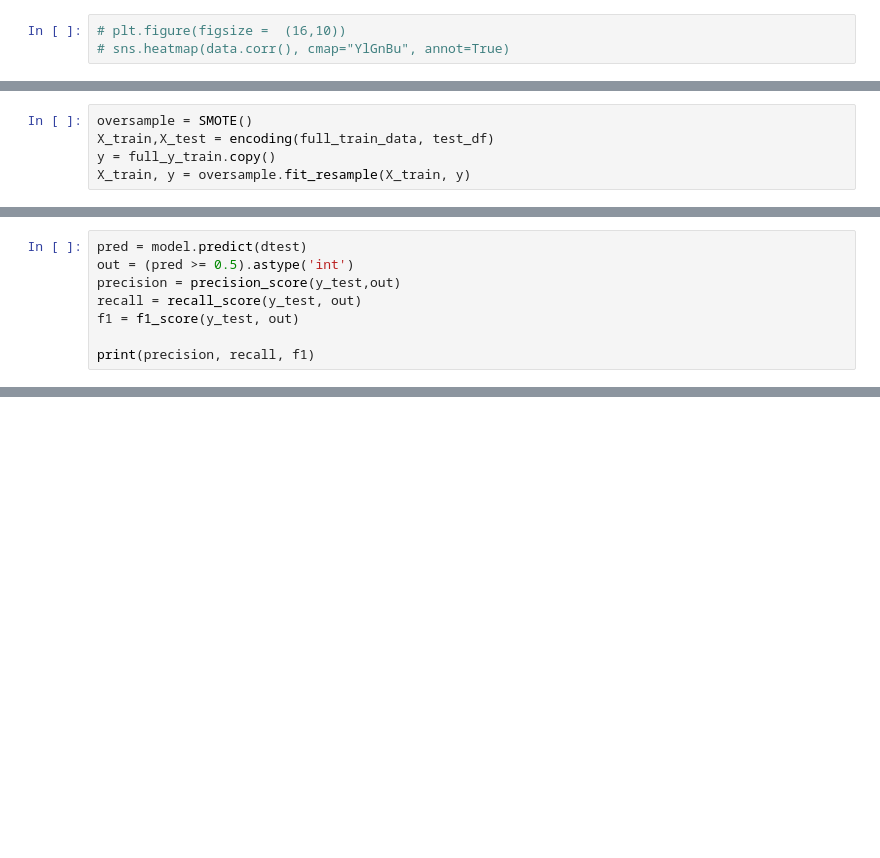
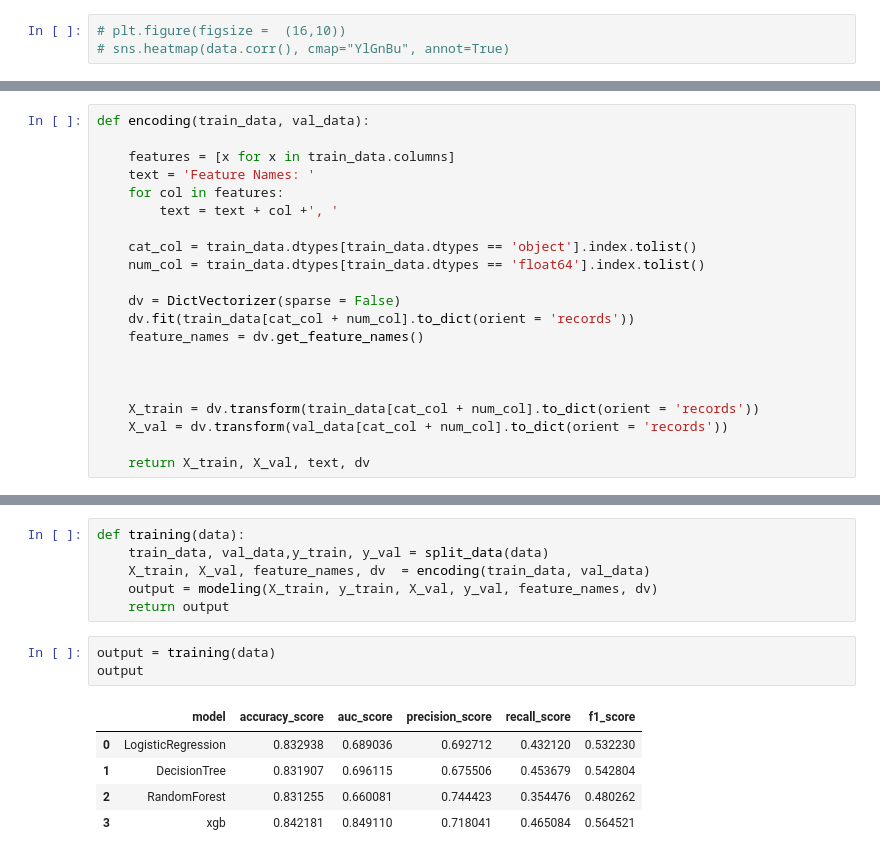
Before and after one commit to Godwin-T/Weather-Forecast, a Jupyter notebook: model.ipynb, the cells around one changed output, grey strips where cells are left out. Drawn from its saved outputs; the diff is of its cells as text; blank space fills up the shorter version.

```diff
--- a/model.ipynb
+++ b/model.ipynb
@@ -607,5 +85,0 @@ full_y_train = pd.concat([y_train, y_val])
-# %%
-oversample = SMOTE()
-X_train,X_test = encoding(full_train_data, test_df)
-y = full_y_train.copy()
-X_train, y = oversample.fit_resample(X_train, y)
@@ -630,8 +85,0 @@ model = xgb.train(x_params, dtrain = dtrain,num_boost_round = 25)
-# %%
-pred = model.predict(dtest)
-out = (pred >= 0.5).astype('int')
-precision = precision_score(y_test,out)
-recall = recall_score(y_test, out)
-f1 = f1_score(y_test, out)
-
-print(precision, recall, f1)
@@ -817,0 +146,21 @@ print(precision, recall, f1score)
+# %%
+def encoding(train_data, val_data):
+
+    features = [x for x in train_data.columns]
+    text = 'Feature Names: '
+    for col in features:
+        text = text + col +', '
+
+    cat_col = train_data.dtypes[train_data.dtypes == 'object'].index.tolist()
+    num_col = train_data.dtypes[train_data.dtypes == 'float64'].index.tolist()
+
+    dv = DictVectorizer(sparse = False)
+    dv.fit(train_data[cat_col + num_col].to_dict(orient = 'records'))
+    feature_names = dv.get_feature_names()
+
+
+
+    X_train = dv.transform(train_data[cat_col + num_col].to_dict(orient = 'records'))
+    X_val = dv.transform(val_data[cat_col + num_col].to_dict(orient = 'records'))
+
+    return X_train, X_val, text, dv
@@ -817,0 +262,15 @@ print(precision, recall, f1score)
+# %%
+def training(data):
+    train_data, val_data,y_train, y_val = split_data(data)
+    X_train, X_val, feature_names, dv  = encoding(train_data, val_data)
+    output = modeling(X_train, y_train, X_val, y_val, feature_names, dv)
+    return output
+# %%
+output = training(data)
+output
+# %% [output]
+|  | model | accuracy_score | auc_score | precision_score | recall_score | f1_score |
+| 0 | LogisticRegression | 0.832938 | 0.689036 | 0.692712 | 0.432120 | 0.532230 |
+| 1 | DecisionTree | 0.831907 | 0.696115 | 0.675506 | 0.453679 | 0.542804 |
+| 2 | RandomForest | 0.831255 | 0.660081 | 0.744423 | 0.354476 | 0.480262 |
+| 3 | xgb | 0.842181 | 0.849110 | 0.718041 | 0.465084 | 0.564521 |
```
Also changed, not shown: parts of 85 cells of this notebook, 1 other file.
